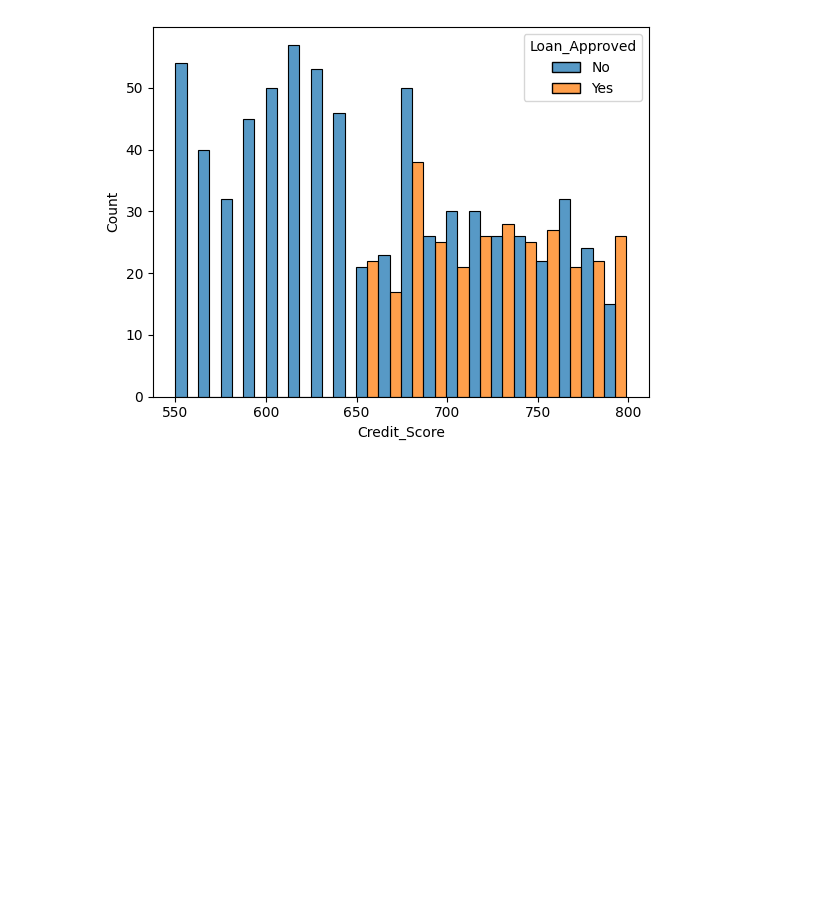
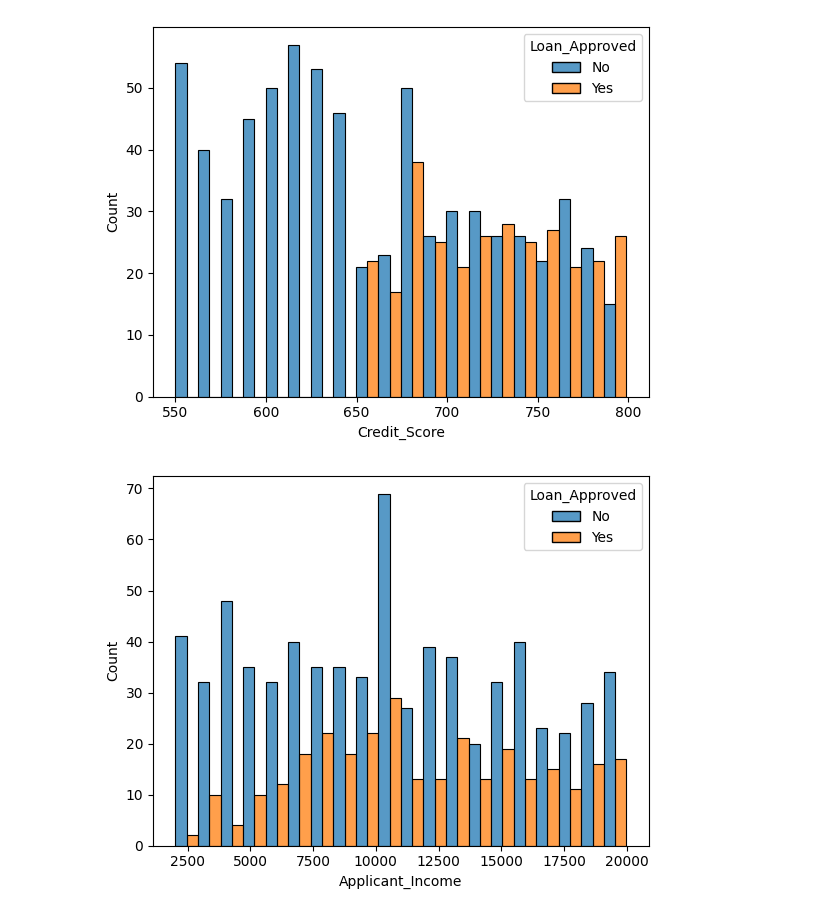
Before and after one commit to Vanshaj14Mohan/CreditWise-Loan-Approval-System, a Jupyter notebook: Files/main.ipynb, the cells around one changed output. Cells and saved outputs as stored; diff of their text form; code cells hidden in the pictures; blank space fills up the shorter version.

```diff
--- a/Files/main.ipynb
+++ b/Files/main.ipynb
@@ -282,3 +282,10 @@ plt.show()
 # Loan is getting approved at above 650 here, so > credit score > chances of getting loan approved
 # %% [output]
 [figure]
+# %%
+# Checking with Applicant Income:
+sns.histplot(data=df, x="Applicant_Income", bins=20, hue="Loan_Approved", multiple="dodge")
+plt.ylabel("Count")
+plt.show()
+# %% [output]
+[figure, added]
```
Also changed, not shown: parts of 1 cell of this notebook.
